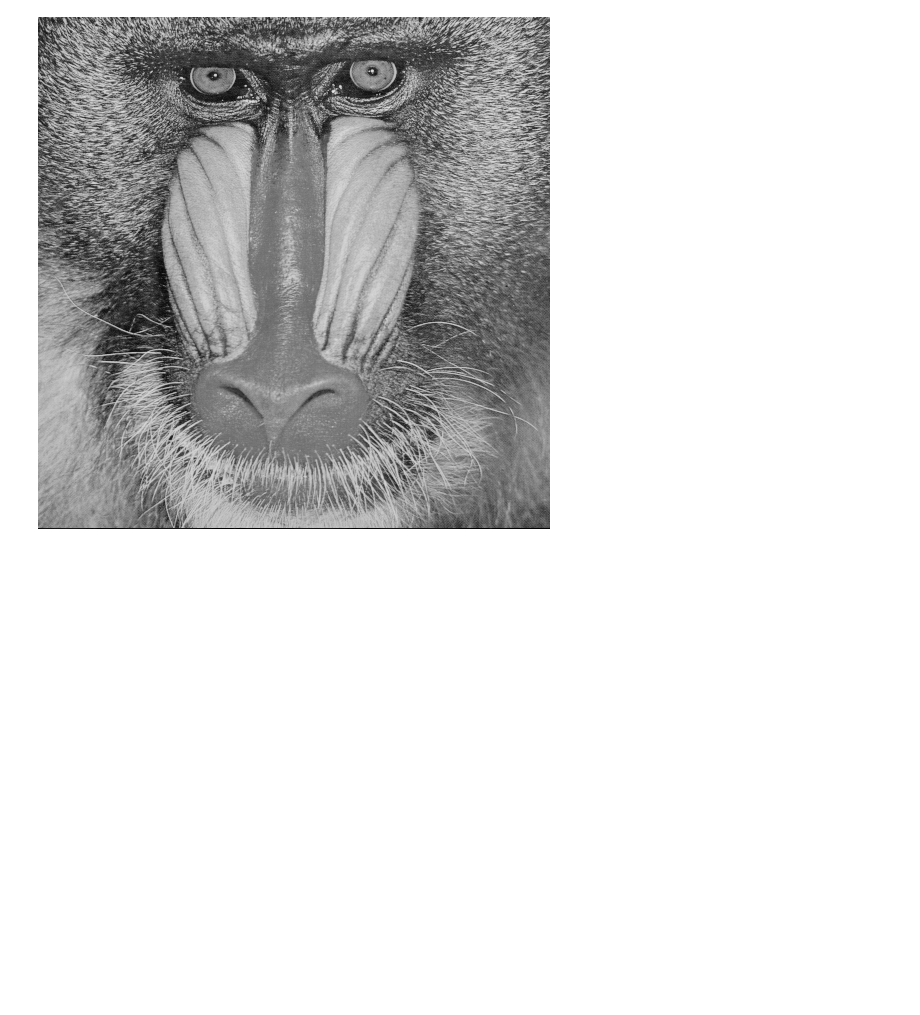
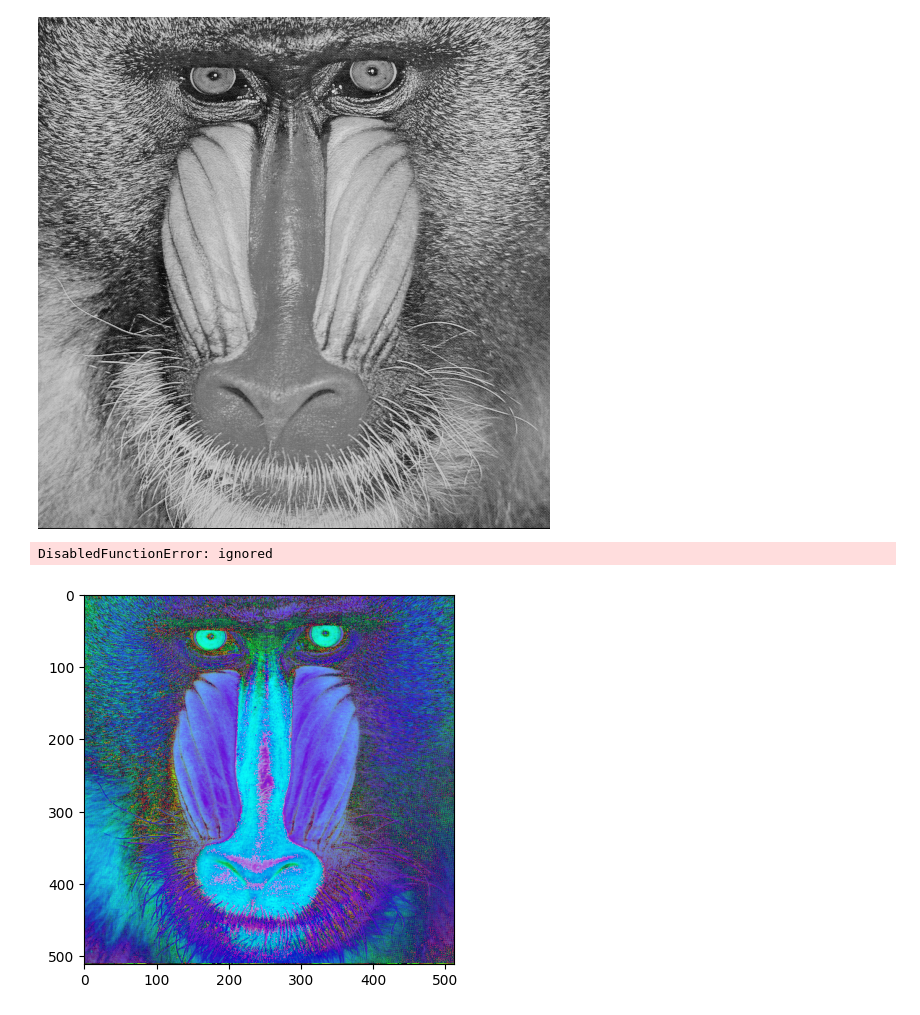
Before and after one commit to Raihandany/PCVK_Ganjil_2023, a Jupyter notebook: Week3_PCVK_2023.ipynb, the cells around one changed output. Saved outputs shown, nothing was run; the diff lists cells and outputs as text; code cells hidden in the pictures; blank space fills up the shorter version.

Commit message:
week3_test-3_not-done

```diff
--- a/Week3_PCVK_2023.ipynb
+++ b/Week3_PCVK_2023.ipynb
@@ -161,3 +161,33 @@ cv2_imshow(grayscale_luminance)
 [figure]
 [figure]
 [figure]
+# %%
+import cv2
+from google.colab.patches import cv2_imshow
+import numpy as np
+import matplotlib.pyplot as plt
+
+original = cv.imread('/content/drive/MyDrive/PCVK_MM/prac_week3/img/mandrill.tiff')
+hsv_image = cv.cvtColor(original, cv2.COLOR_BGR2HSV)
+
+plt.imshow(hsv_image)
+
+lower_blue = np.array([90, 50, 50])
+upper_blue = np.array([130, 255, 255])
+
+blue_mask = cv2.inRange(hsv_image, lower_blue, upper_blue)
+
+blue_only = cv2.bitwise_and(hsv_image, hsv_image, mask=blue_mask)
+
+cv2.imshow('Original Image', hsv_image)
+cv2.imshow('Blue Only', blue_only)
+cv2.waitKey(0)
+cv2.destroyAllWindows()
+
+cv2.destroyAllWindows()
+
+final_frame = cv.hconcat((original, blue_only))
+cv2_imshow(final_frame)
+# %% [output]
+DisabledFunctionError: ignored
+[figure, added]
```
